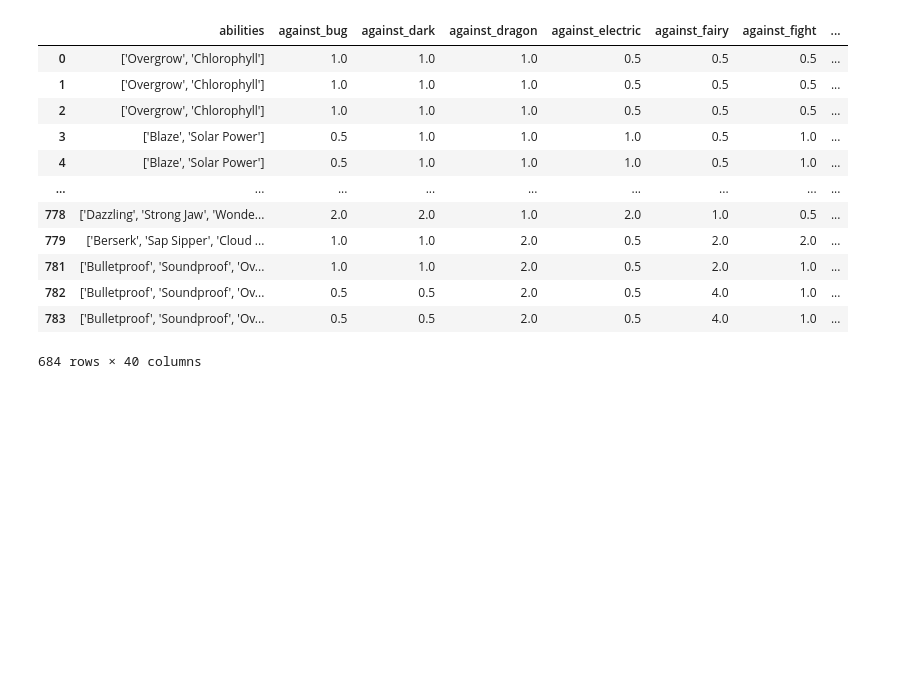
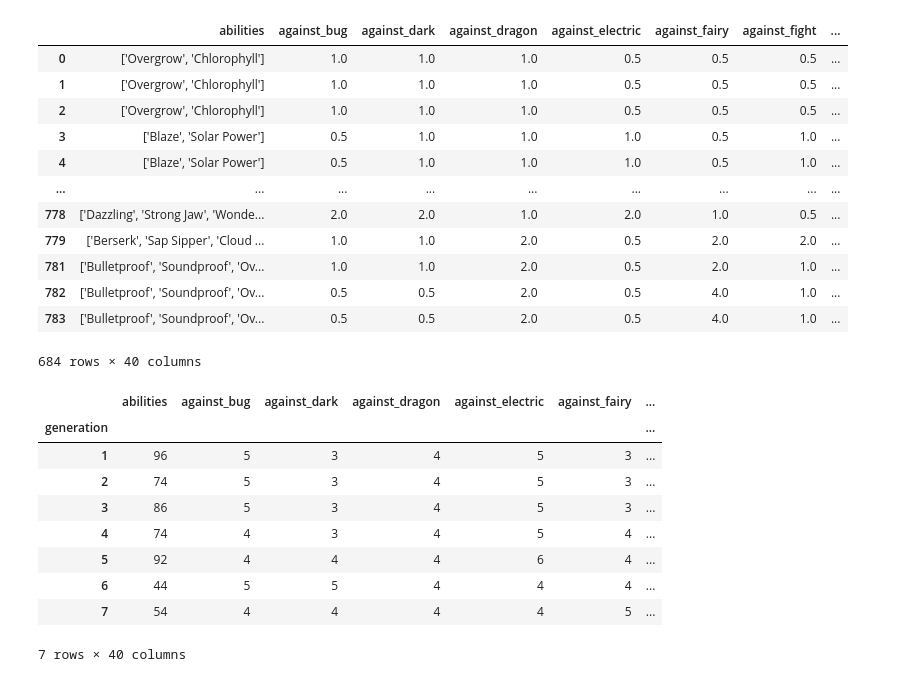
Before and after one commit to jesslira23/Projeto_pokemon_kedro, a Jupyter notebook: notebooks/pre_processing.ipynb, the cells around one changed output. Cells and saved outputs as stored; diff of their text form; code cells hidden in the pictures; blank space fills up the shorter version.

```diff
--- a/notebooks/pre_processing.ipynb
+++ b/notebooks/pre_processing.ipynb
@@ -137,3 +140,16 @@ pre_processing(catalog.load('raw_pokemon_dataset'))
 | 782 | ['Bulletproof', 'Soundproof', 'Ov... | 0.5 | 0.5 | 2.0 | 0.5 | 4.0 | 1.0 | ... |
 | 783 | ['Bulletproof', 'Soundproof', 'Ov... | 0.5 | 0.5 | 2.0 | 0.5 | 4.0 | 1.0 | ... |
 684 rows × 40 columns
+# %%
+df.groupby(['generation']).nunique()
+# %% [output]
+|  | abilities | against_bug | against_dark | against_dragon | against_electric | against_fairy | ... |
+| generation |  |  |  |  |  |  | ... |
+| 1 | 96 | 5 | 3 | 4 | 5 | 3 | ... |
+| 2 | 74 | 5 | 3 | 4 | 5 | 3 | ... |
+| 3 | 86 | 5 | 3 | 4 | 5 | 3 | ... |
+| 4 | 74 | 4 | 3 | 4 | 5 | 4 | ... |
+| 5 | 92 | 4 | 4 | 4 | 6 | 4 | ... |
+| 6 | 44 | 5 | 5 | 4 | 4 | 4 | ... |
+| 7 | 54 | 4 | 4 | 4 | 4 | 5 | ... |
+7 rows × 40 columns
```
Also changed, not shown: parts of 3 cells of this notebook, 3 other files.
